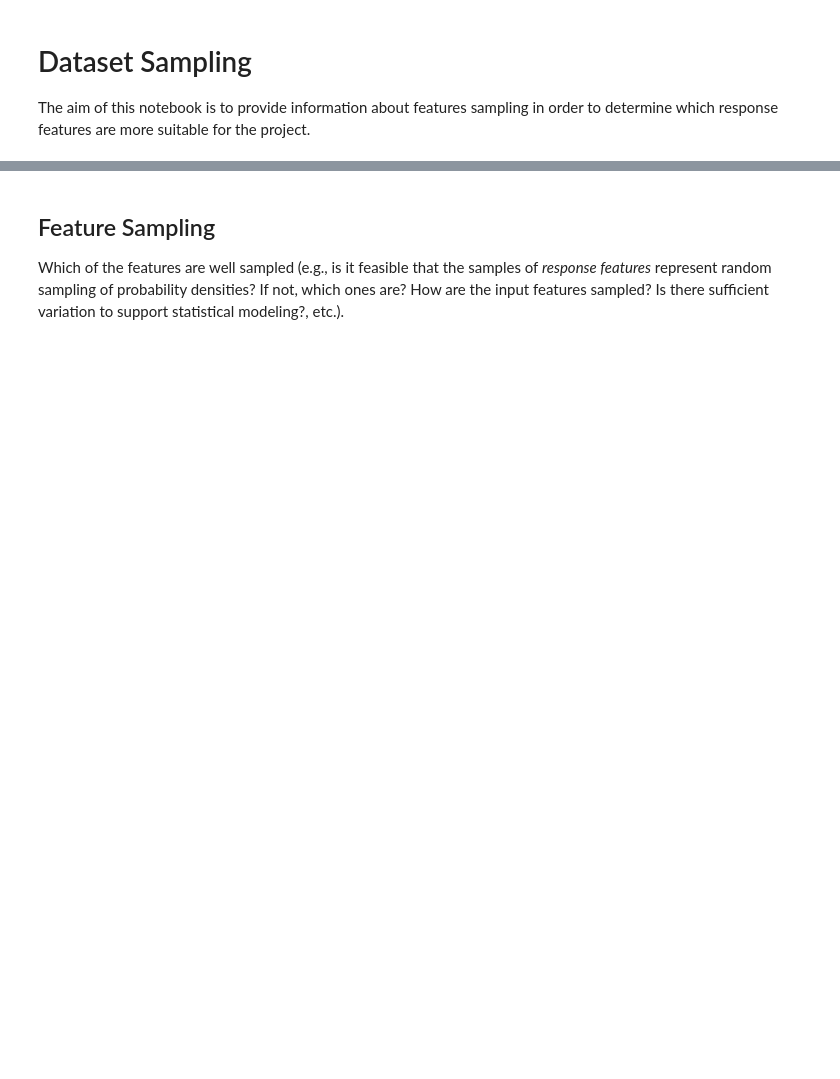
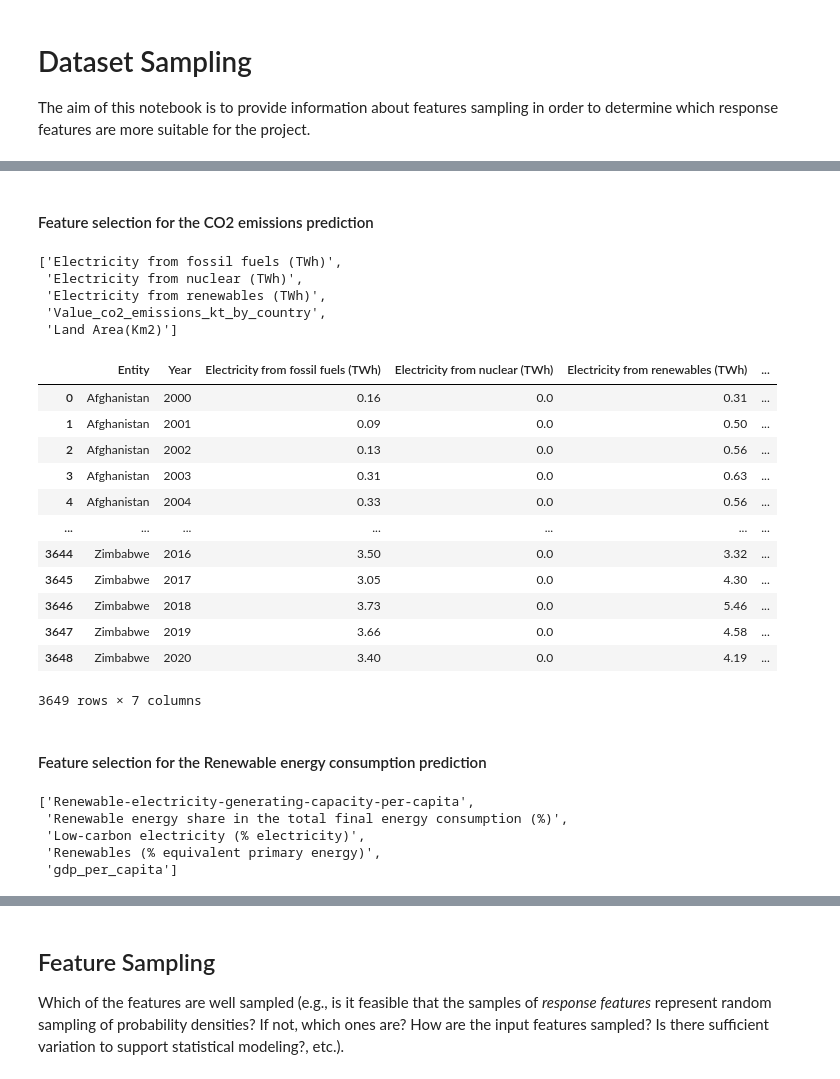
Before and after one commit to lethib/ME_8803_final_project, a Jupyter notebook: EDA/dataset_sampling.ipynb, the cells around one changed output, grey strips where cells are left out. Saved outputs shown, nothing was run; the diff lists cells and outputs as text; code cells hidden in the pictures; blank space fills up the shorter version.

```diff
--- a/EDA/dataset_sampling.ipynb
+++ b/EDA/dataset_sampling.ipynb
@@ -4,0 +43,39 @@ The aim of this notebook is to provide information about features sampling in or
+# %% [markdown]
+#### Feature selection for the CO2 emissions prediction
+# %%
+co2_cols_to_keep = [column for column in corr_matrix.columns if abs(corr_matrix.loc['Value_co2_emissions_kt_by_country', column]) > 0.5]
+co2_cols_to_keep
+# %% [output]
+['Electricity from fossil fuels (TWh)',
+ 'Electricity from nuclear (TWh)',
+ 'Electricity from renewables (TWh)',
+ 'Value_co2_emissions_kt_by_country',
+ 'Land Area(Km2)']
+# %%
+df_co2 = df[['Entity', 'Year'] + co2_cols_to_keep]
+df_co2
+# %% [output]
+|  | Entity | Year | Electricity from fossil fuels (TWh) | Electricity from nuclear (TWh) | Electricity from renewables (TWh) | ... |
+| 0 | Afghanistan | 2000 | 0.16 | 0.0 | 0.31 | ... |
+| 1 | Afghanistan | 2001 | 0.09 | 0.0 | 0.50 | ... |
+| 2 | Afghanistan | 2002 | 0.13 | 0.0 | 0.56 | ... |
+| 3 | Afghanistan | 2003 | 0.31 | 0.0 | 0.63 | ... |
+| 4 | Afghanistan | 2004 | 0.33 | 0.0 | 0.56 | ... |
+| ... | ... | ... | ... | ... | ... | ... |
+| 3644 | Zimbabwe | 2016 | 3.50 | 0.0 | 3.32 | ... |
+| 3645 | Zimbabwe | 2017 | 3.05 | 0.0 | 4.30 | ... |
+| 3646 | Zimbabwe | 2018 | 3.73 | 0.0 | 5.46 | ... |
+| 3647 | Zimbabwe | 2019 | 3.66 | 0.0 | 4.58 | ... |
+| 3648 | Zimbabwe | 2020 | 3.40 | 0.0 | 4.19 | ... |
+3649 rows × 7 columns
+# %% [markdown]
+#### Feature selection for the Renewable energy consumption prediction
+# %%
+renewable_cols_to_keep = [column for column in corr_matrix.columns if abs(corr_matrix.loc['Renewables (% equivalent primary energy)', column]) > 0.28]
+renewable_cols_to_keep
+# %% [output]
+['Renewable-electricity-generating-capacity-per-capita',
+ 'Renewable energy share in the total final energy consumption (%)',
+ 'Low-carbon electricity (% electricity)',
+ 'Renewables (% equivalent primary energy)',
+ 'gdp_per_capita']
```
Also changed, not shown: parts of 13 cells of this notebook, 1 other file.
